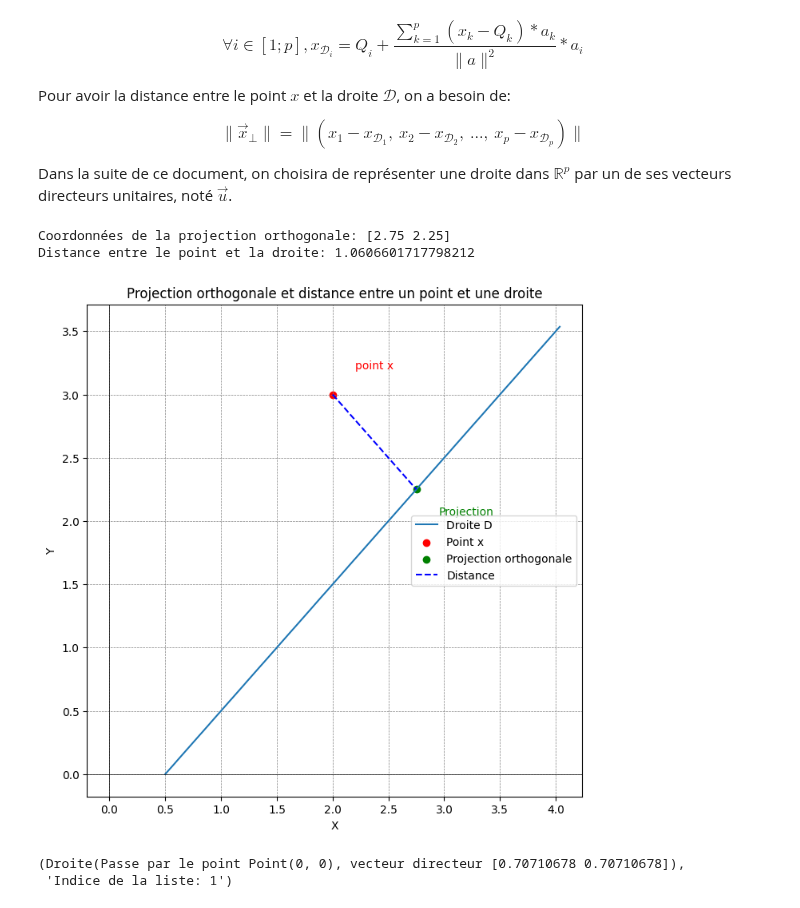
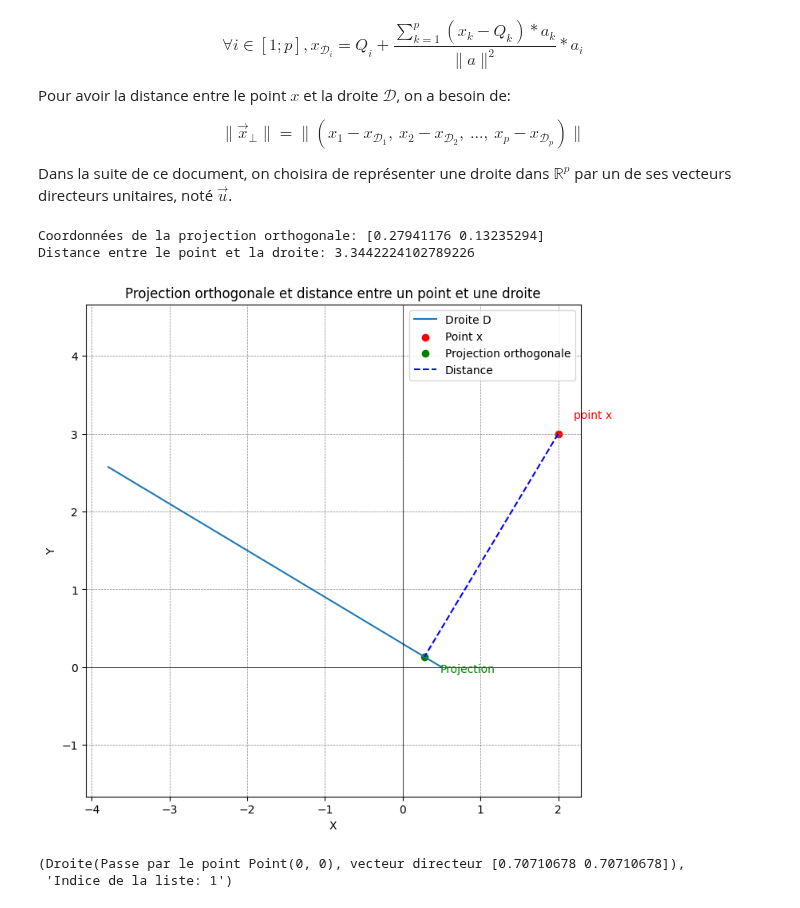
Before and after one commit to NoahKWM/ANDO, a Jupyter notebook: projet_ando.ipynb, the cells around one changed output. Cells and saved outputs as stored; diff of their text form; code cells hidden in the pictures.

```diff
--- a/projet_ando.ipynb
+++ b/projet_ando.ipynb
@@ -121,6 +121,7 @@ def plot_projection_distance(x: Point, D: Droite):
     plt.axvline(0, color='black',linewidth=0.5)
     plt.grid(color = 'gray', linestyle = '--', linewidth = 0.5)
     plt.legend()
+    plt.axis('equal')
     plt.title('Projection orthogonale et distance entre un point et une droite')
 
     # Afficher le graphique
@@ -129,21 +130,21 @@ def plot_projection_distance(x: Point, D: Droite):
 #nbconvert
 # %%
 x = Point(2, 3)
-D = Droite(Point(0.5, 0), np.array([1, 1]))
+D = Droite(Point(0.5, 0), np.array([-2.5, 1.5]))
 
 
 # Calculer la projection orthogonale
 projection = D.projection_orthogonale(x)
 print("Coordonnées de la projection orthogonale:", projection)
 
 # Calculer la distance entre le point et la droite
 distance = D.distance_projection(x)
 print("Distance entre le point et la droite:", distance)
 plot_projection_distance(x, D)
 # %% [output]
-Coordonnées de la projection orthogonale: [2.75 2.25]
-Distance entre le point et la droite: 1.0606601717798212
+Coordonnées de la projection orthogonale: [0.27941176 0.13235294]
+Distance entre le point et la droite: 3.3442224102789226
-[figure, old version]
+[figure, new version]
 # %%
 # Fonction pour calculer la droite la plus proche d'un point
 # x: un point de l'espace
```
Also changed, not shown: parts of 5 cells of this notebook, 1 other file.
